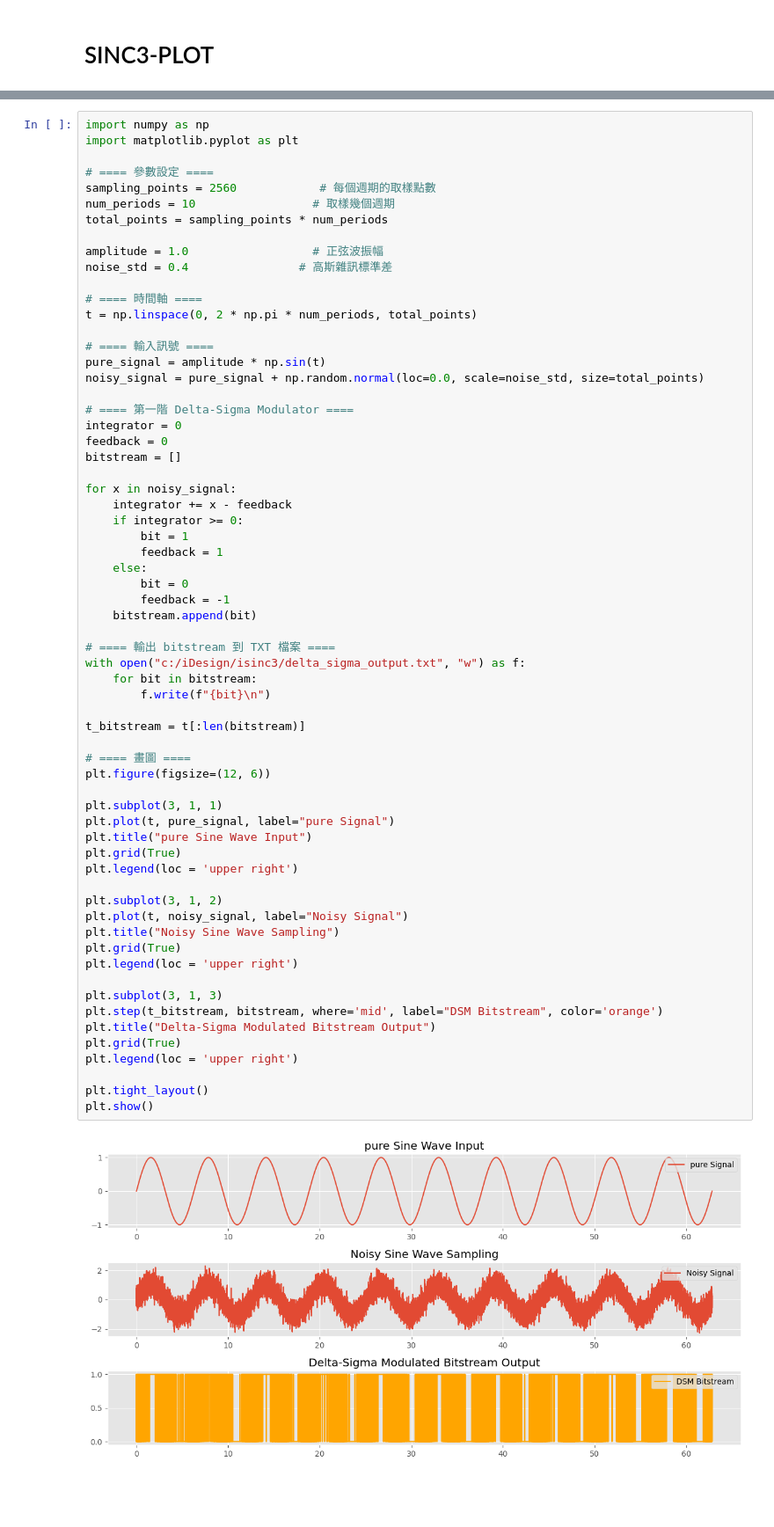
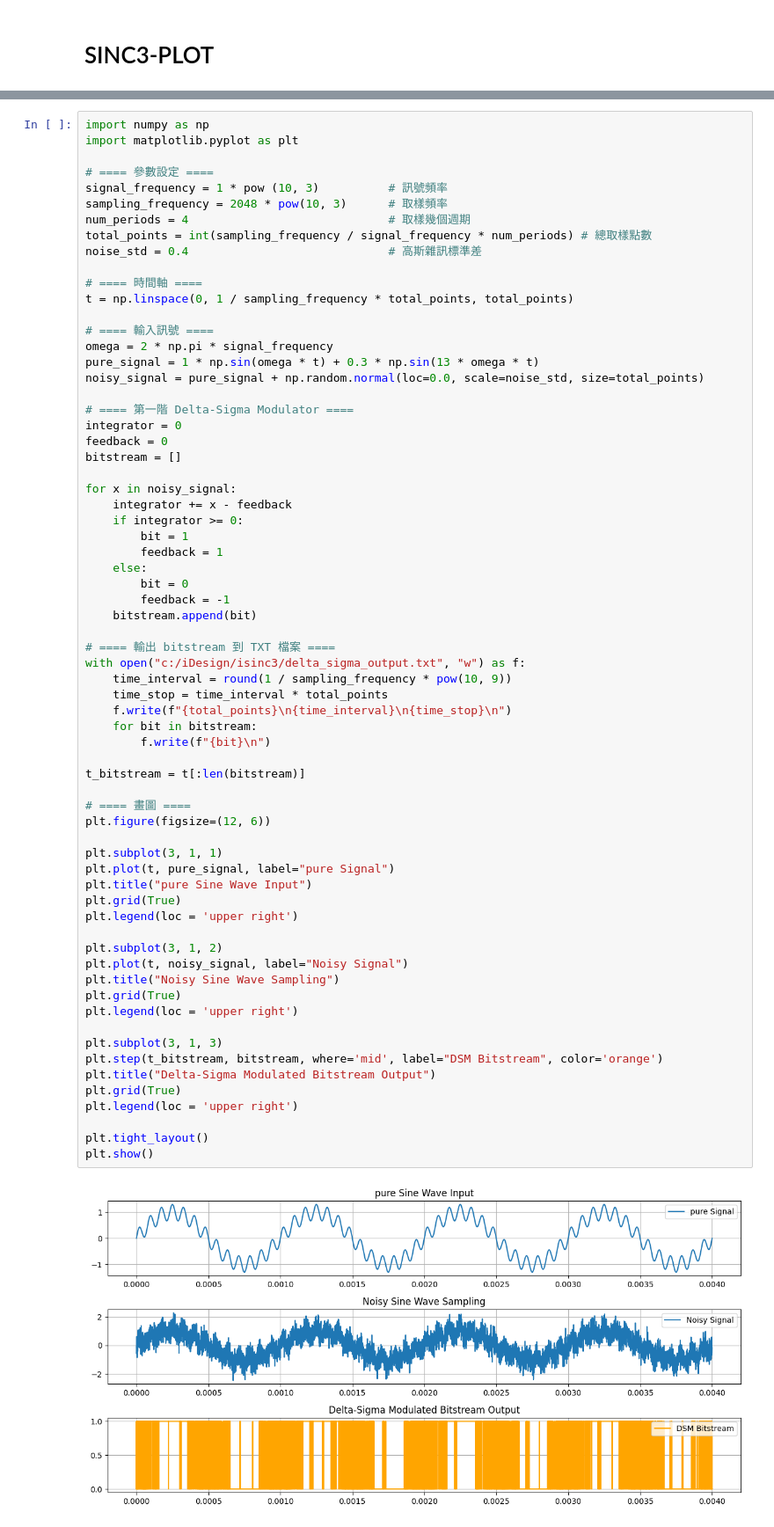
Before and after one commit to human234/amob, a Jupyter notebook: plot.ipynb, the cells around one changed output, grey strips where cells are left out. Shown at 88% size. Cells and saved outputs as stored; diff of their text form; blank space fills up the shorter version.

```diff
--- a/plot.ipynb
+++ b/plot.ipynb
@@ -59,18 +59,18 @@ import numpy as np
 import matplotlib.pyplot as plt
 
 # ==== 參數設定 ====
-sampling_points = 2560            # 每個週期的取樣點數
-num_periods = 10                 # 取樣幾個週期
-total_points = sampling_points * num_periods
-
-amplitude = 1.0                  # 正弦波振幅
-noise_std = 0.4                # 高斯雜訊標準差
+signal_frequency = 1 * pow (10, 3)          # 訊號頻率
+sampling_frequency = 2048 * pow(10, 3)      # 取樣頻率
+num_periods = 4                             # 取樣幾個週期
+total_points = int(sampling_frequency / signal_frequency * num_periods) # 總取樣點數
+noise_std = 0.4                             # 高斯雜訊標準差
 
 # ==== 時間軸 ====
-t = np.linspace(0, 2 * np.pi * num_periods, total_points)
+t = np.linspace(0, 1 / sampling_frequency * total_points, total_points)
 
 # ==== 輸入訊號 ====
-pure_signal = amplitude * np.sin(t)
+omega = 2 * np.pi * signal_frequency
+pure_signal = 1 * np.sin(omega * t) + 0.3 * np.sin(13 * omega * t)
 noisy_signal = pure_signal + np.random.normal(loc=0.0, scale=noise_std, size=total_points)
 
 # ==== 第一階 Delta-Sigma Modulator ====
@@ -90,33 +90,36 @@ for x in noisy_signal:
 
 # ==== 輸出 bitstream 到 TXT 檔案 ====
 with open("c:/iDesign/isinc3/delta_sigma_output.txt", "w") as f:
+    time_interval = round(1 / sampling_frequency * pow(10, 9))
+    time_stop = time_interval * total_points
+    f.write(f"{total_points}\n{time_interval}\n{time_stop}\n")
     for bit in bitstream:
         f.write(f"{bit}\n")
 
 t_bitstream = t[:len(bitstream)]
 
 # ==== 畫圖 ====
 plt.figure(figsize=(12, 6))
 
 plt.subplot(3, 1, 1)
 plt.plot(t, pure_signal, label="pure Signal")
 plt.title("pure Sine Wave Input")
 plt.grid(True)
 plt.legend(loc = 'upper right')
 
 plt.subplot(3, 1, 2)
 plt.plot(t, noisy_signal, label="Noisy Signal")
 plt.title("Noisy Sine Wave Sampling")
 plt.grid(True)
 plt.legend(loc = 'upper right')
 
 plt.subplot(3, 1, 3)
 plt.step(t_bitstream, bitstream, where='mid', label="DSM Bitstream", color='orange')
 plt.title("Delta-Sigma Modulated Bitstream Output")
 plt.grid(True)
 plt.legend(loc = 'upper right')
 
 plt.tight_layout()
 plt.show()
 # %% [output]
-[figure, old version]
+[figure, new version]
```
Also changed, not shown: 4 other files.
